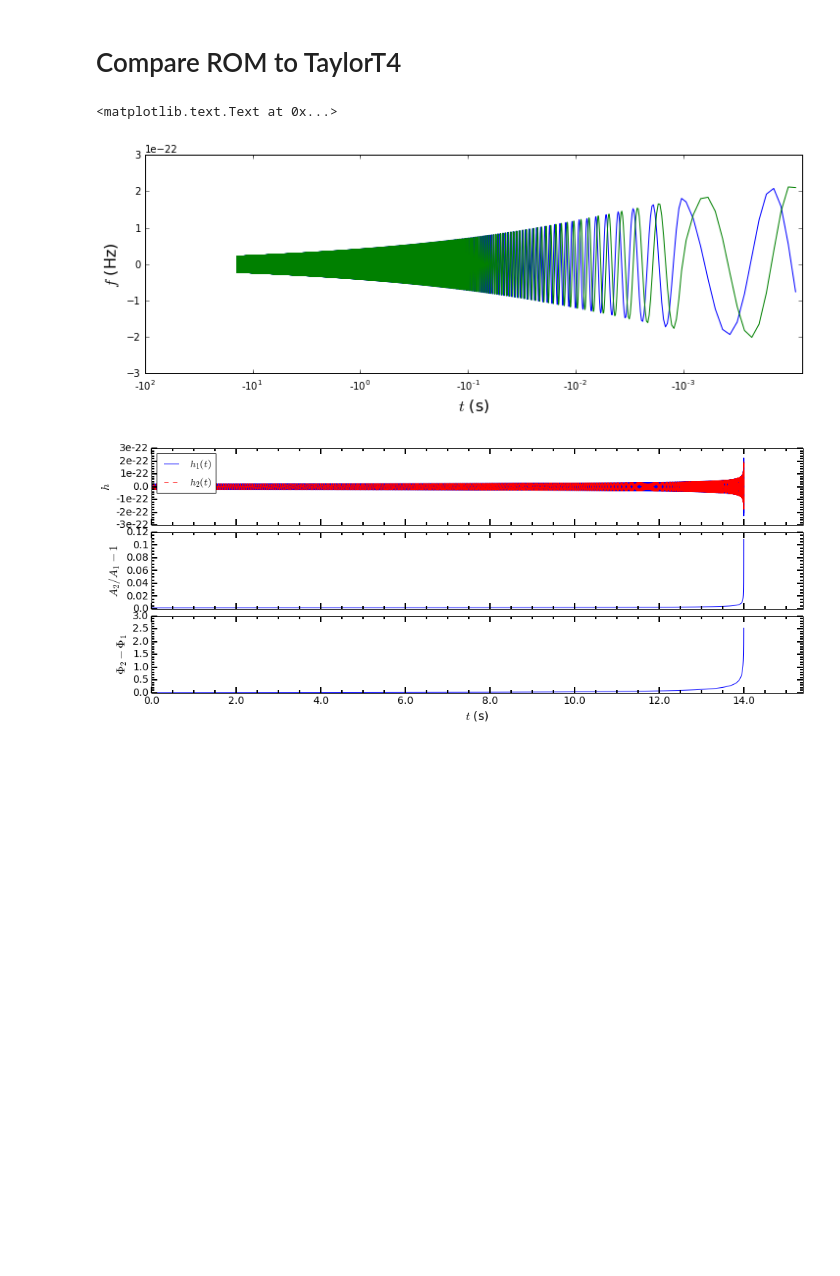
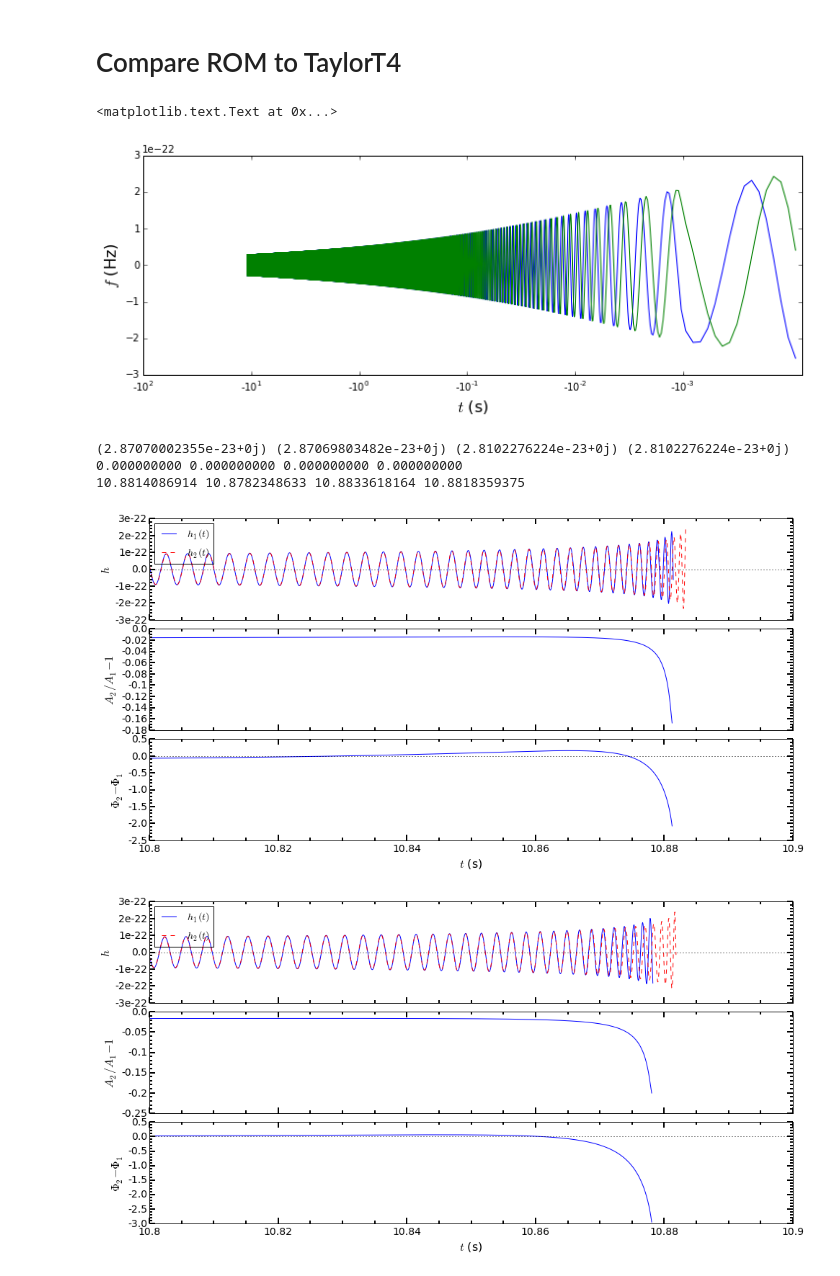
Before and after one commit to benjaminlackey/cbcrom, a Jupyter notebook: notebooks/CompareWithPYCBC.ipynb, the cells around one changed output. Saved outputs shown, nothing was run; the diff lists cells and outputs as text; code cells hidden in the pictures; blank space fills up the shorter version.

Commit message:
Comparisons between ROM with physical units and TaylorT4 are good.

```diff
--- a/notebooks/CompareWithPYCBC.ipynb
+++ b/notebooks/CompareWithPYCBC.ipynb
@@ -218,15 +110,19 @@ axes.set_ylabel(r'$f$ (Hz)', fontsize=16)
 #distance, inclination, f_lower, delta_t = 100.0, 1.1*np.pi/2.0, 100.0, 1.0/2**14
 distance, inclination, f_lower, delta_t = 100.0, 0.0, 50.0, 1.0/2**14
 
-mass1, mass2, lambda1, lambda2 = 1.4, 1.4, 50.0, 50.0
-hp1T4, hc1T4 = pycbc.waveform.get_td_waveform(approximant='TaylorT4', mass1=mass1, mass2=mass2, lambda1=lambda1, lambda2=lambda2,
-                                          distance=distance, inclination=inclination, delta_t=delta_t, f_lower=f_lower, f_ref=1000,
-                                          phase_order=7, tidal_order=12, amplitude_order=6)
+mass1, mass2, lambda1, lambda2 = 1.9, 1.4, 500.0, 500.0
+hp1T4, hc1T4 = pycbc.waveform.get_td_waveform(approximant='TaylorT4',
+                        mass1=mass1, mass2=mass2, lambda1=lambda1, lambda2=lambda2,
+                        distance=distance, inclination=inclination,
+                        delta_t=delta_t, f_lower=f_lower, f_ref=f_lower,
+                        phase_order=7, tidal_order=12, amplitude_order=6)
 
-mass1, mass2, lambda1, lambda2 = 1.4, 1.4, 1000.0, 1000.0
-hp2T4, hc2T4 = pycbc.waveform.get_td_waveform(approximant='TaylorT4', mass1=mass1, mass2=mass2, lambda1=lambda1, lambda2=lambda2,
-                                          distance=distance, inclination=inclination, delta_t=delta_t, f_lower=f_lower, f_ref=1000,
-                                          phase_order=7, tidal_order=12, amplitude_order=6)
+mass1, mass2, lambda1, lambda2 = 1.9, 1.4, 1000.0, 1000.0
+hp2T4, hc2T4 = pycbc.waveform.get_td_waveform(approximant='TaylorT4',
+                        mass1=mass1, mass2=mass2, lambda1=lambda1, lambda2=lambda2,
+                        distance=distance, inclination=inclination,
+                        delta_t=delta_t, f_lower=f_lower, f_ref=f_lower,
+                        phase_order=7, tidal_order=12, amplitude_order=6)
 # %%
 fig = plt.figure(figsize=(12, 4))
 axes = fig.add_subplot(111)
@@ -237,4 +133,4 @@ axes.set_xlabel(r'$t$ (s)', fontsize=16)
 axes.set_ylabel(r'$f$ (Hz)', fontsize=16)
 # %% [output]
 <matplotlib.text.Text at 0x...>
-[figure, old version]
+[figure, new version]
@@ -258,9 +137,38 @@ h1T4.start_time-=h1T4.start_time
+# %%
+def zero_start_time_phase(hp, hc):
+    amp, phase = tsutils.amp_phase_from_polarizations(hp, hc, remove_start_phase=True)
+    hcomplex = tsutils.complex_from_amp_phase(amp, phase)
+    hcomplex.start_time -= hcomplex.start_time
+    return hcomplex
+# %%
+h1 = zero_start_time_phase(hp1, hc1)
+h2 = zero_start_time_phase(hp2, hc2)
+h1T4 = zero_start_time_phase(hp1T4, hc1T4)
+h2T4 = zero_start_time_phase(hp2T4, hc2T4)
+# %%
+print h1[0], h2[0], h1T4[0], h2T4[0]
+print h1.start_time, h2.start_time, h1T4.start_time, h2T4.start_time
+print h1.sample_times[-1], h2.sample_times[-1], h1T4.sample_times[-1], h2T4.sample_times[-1]
+# %% [output]
+(2.87070002355e-23+0j) (2.87069803482e-23+0j) (2.8102276224e-23+0j) (2.8102276224e-23+0j)
+0.000000000 0.000000000 0.000000000 0.000000000
+10.8814086914 10.8782348633 10.8833618164 10.8818359375
 # %%
-tsutils.compare_two_waveforms(h1, h1T4, mag=None, length=None,
+fig = plt.figure(figsize=(16, 8))
+tsutils.compare_two_waveforms(fig, h1, h1T4, mag=None, xlim=[10.8, 10.9],
                               remove_start_phase=True,
                               xlabel=r'$t$ (s)', ylabel_wave=r'$h$',
                               ylabel_amp=r'$A_2/A_1 - 1$',
                               ylabel_phase=r'$\Phi_2 - \Phi_1$',
                               labels=[r'$h_1(t)$', r'$h_2(t)$'])
+
+fig = plt.figure(figsize=(16, 8))
+tsutils.compare_two_waveforms(fig, h2, h2T4, mag=None, xlim=[10.8, 10.9],
+                              remove_start_phase=True,
+                              xlabel=r'$t$ (s)', ylabel_wave=r'$h$',
+                              ylabel_amp=r'$A_2/A_1 - 1$',
+                              ylabel_phase=r'$\Phi_2 - \Phi_1$',
+                              labels=[r'$h_1(t)$', r'$h_2(t)$'])
 # %% [output]
-[figure, old version]
+[figure, new version]
+[figure, added]
```
Also changed, not shown: parts of 14 cells of this notebook, 3 other files.
